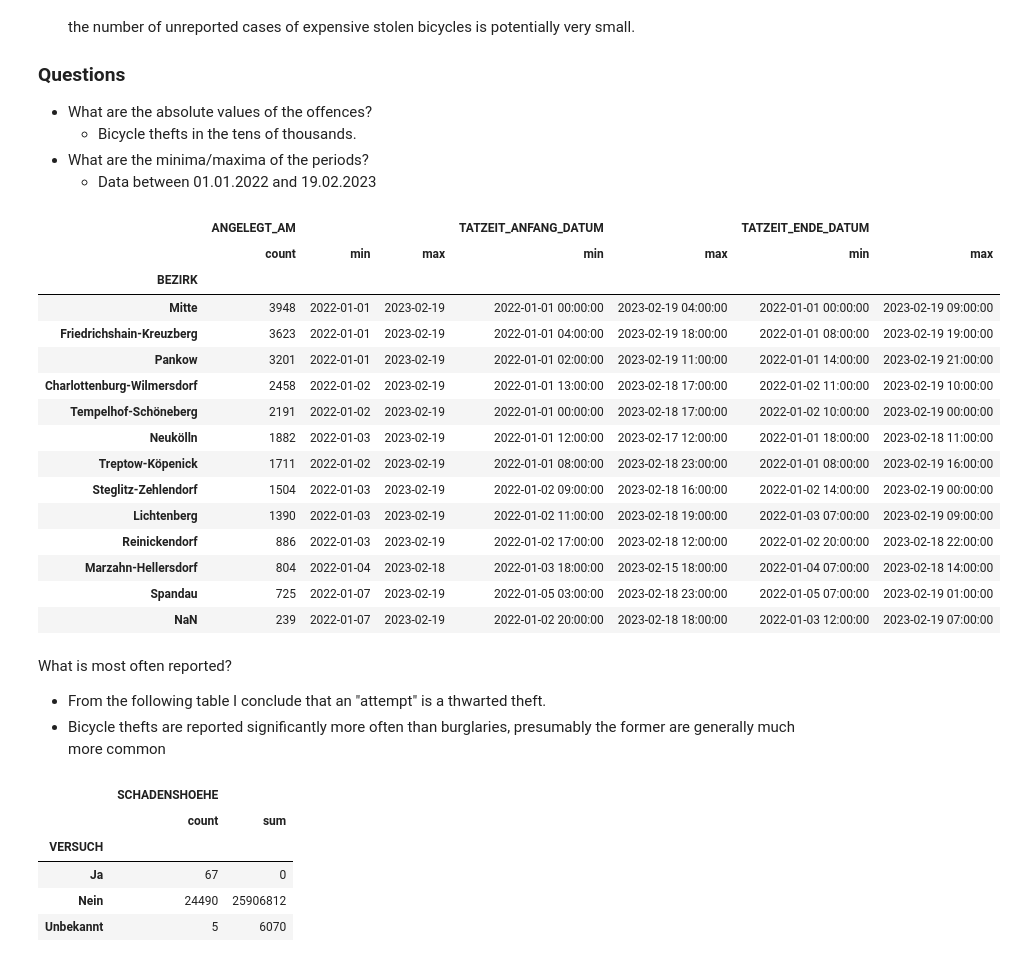
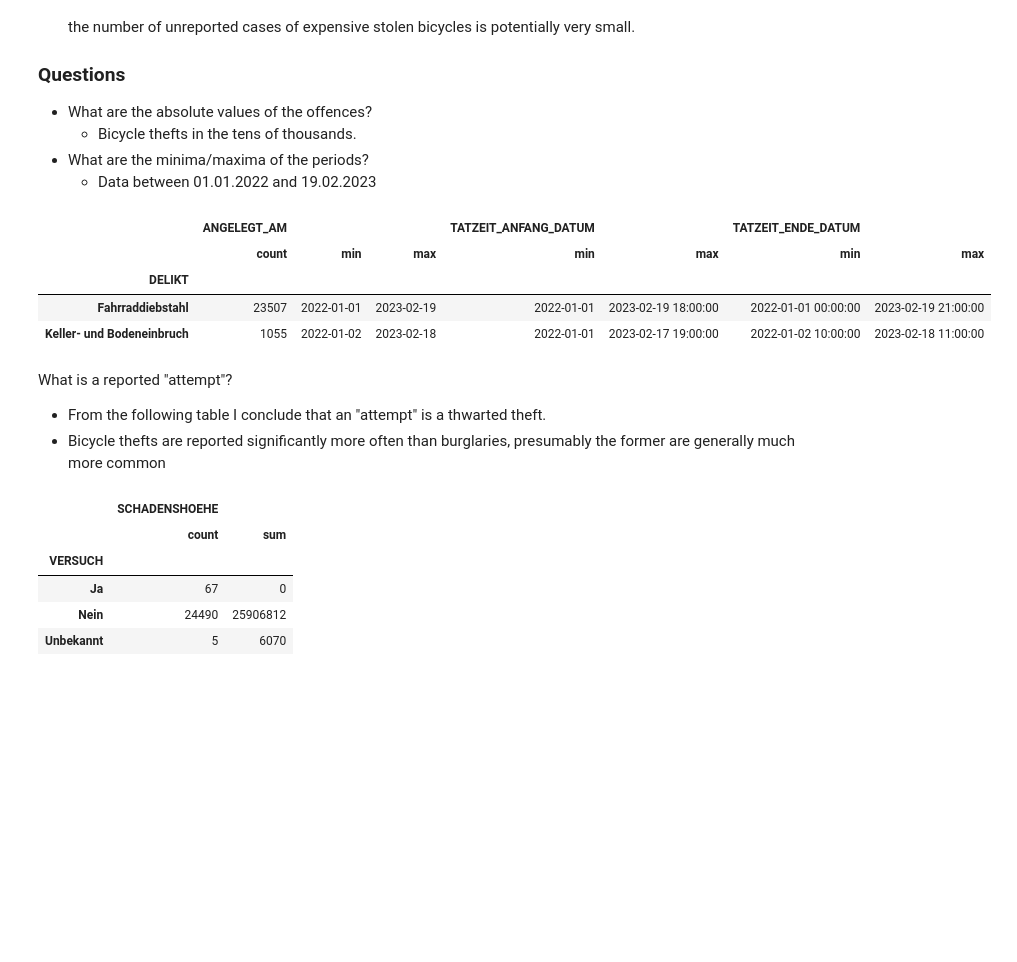
Before and after one commit to adrian-baumann/application_challenge, a Jupyter notebook: exploration.ipynb, the cells around one changed output. Cells and saved outputs as stored; diff of their text form; code cells hidden in the pictures; blank space fills up the shorter version.

```diff
--- a/exploration.ipynb
+++ b/exploration.ipynb
@@ -121,32 +138,21 @@ del (
 - What are the minima/maxima of the periods?
     - Data between 01.01.2022 and 19.02.2023
 # %%
-merged_df.groupby(["BEZIRK"], dropna=False).agg(
+merged_df.groupby(["DELIKT"], dropna=False).agg(
     {
         "ANGELEGT_AM": ["count", "min", "max"],
         "TATZEIT_ANFANG_DATUM": ["min", "max"],
         "TATZEIT_ENDE_DATUM": ["min", "max"],
     }
 ).sort_values(by=("ANGELEGT_AM", "count"), ascending=False)
 # %% [output]
 |  | ANGELEGT_AM |  |  | TATZEIT_ANFANG_DATUM |  | TATZEIT_ENDE_DATUM |  |
 |  | count | min | max | min | max | min | max |
-| BEZIRK |  |  |  |  |  |  |  |
-| Mitte | 3948 | 2022-01-01 | 2023-02-19 | 2022-01-01 00:00:00 | 2023-02-19 04:00:00 | 2022-01-01 00:00:00 | 2023-02-19 09:00:00 |
-| Friedrichshain-Kreuzberg | 3623 | 2022-01-01 | 2023-02-19 | 2022-01-01 04:00:00 | 2023-02-19 18:00:00 | 2022-01-01 08:00:00 | 2023-02-19 19:00:00 |
-| Pankow | 3201 | 2022-01-01 | 2023-02-19 | 2022-01-01 02:00:00 | 2023-02-19 11:00:00 | 2022-01-01 14:00:00 | 2023-02-19 21:00:00 |
-| Charlottenburg-Wilmersdorf | 2458 | 2022-01-02 | 2023-02-19 | 2022-01-01 13:00:00 | 2023-02-18 17:00:00 | 2022-01-02 11:00:00 | 2023-02-19 10:00:00 |
-| Tempelhof-Schöneberg | 2191 | 2022-01-02 | 2023-02-19 | 2022-01-01 00:00:00 | 2023-02-18 17:00:00 | 2022-01-02 10:00:00 | 2023-02-19 00:00:00 |
-| Neukölln | 1882 | 2022-01-03 | 2023-02-19 | 2022-01-01 12:00:00 | 2023-02-17 12:00:00 | 2022-01-01 18:00:00 | 2023-02-18 11:00:00 |
-| Treptow-Köpenick | 1711 | 2022-01-02 | 2023-02-19 | 2022-01-01 08:00:00 | 2023-02-18 23:00:00 | 2022-01-01 08:00:00 | 2023-02-19 16:00:00 |
-| Steglitz-Zehlendorf | 1504 | 2022-01-03 | 2023-02-19 | 2022-01-02 09:00:00 | 2023-02-18 16:00:00 | 2022-01-02 14:00:00 | 2023-02-19 00:00:00 |
-| Lichtenberg | 1390 | 2022-01-03 | 2023-02-19 | 2022-01-02 11:00:00 | 2023-02-18 19:00:00 | 2022-01-03 07:00:00 | 2023-02-19 09:00:00 |
-| Reinickendorf | 886 | 2022-01-03 | 2023-02-19 | 2022-01-02 17:00:00 | 2023-02-18 12:00:00 | 2022-01-02 20:00:00 | 2023-02-18 22:00:00 |
-| Marzahn-Hellersdorf | 804 | 2022-01-04 | 2023-02-18 | 2022-01-03 18:00:00 | 2023-02-15 18:00:00 | 2022-01-04 07:00:00 | 2023-02-18 14:00:00 |
-| Spandau | 725 | 2022-01-07 | 2023-02-19 | 2022-01-05 03:00:00 | 2023-02-18 23:00:00 | 2022-01-05 07:00:00 | 2023-02-19 01:00:00 |
-| NaN | 239 | 2022-01-07 | 2023-02-19 | 2022-01-02 20:00:00 | 2023-02-18 18:00:00 | 2022-01-03 12:00:00 | 2023-02-19 07:00:00 |
+| DELIKT |  |  |  |  |  |  |  |
+| Fahrraddiebstahl | 23507 | 2022-01-01 | 2023-02-19 | 2022-01-01 | 2023-02-19 18:00:00 | 2022-01-01 00:00:00 | 2023-02-19 21:00:00 |
+| Keller- und Bodeneinbruch | 1055 | 2022-01-02 | 2023-02-18 | 2022-01-01 | 2023-02-17 19:00:00 | 2022-01-02 10:00:00 | 2023-02-18 11:00:00 |
 # %% [markdown]
-What is most often reported?
+What is a reported "attempt"?
 - From the following table I conclude that an "attempt" is a thwarted theft.
 - Bicycle thefts are reported significantly more often than burglaries, presumably the former are generally much more common
 # %%
```
Also changed, not shown: parts of 14 cells of this notebook.
